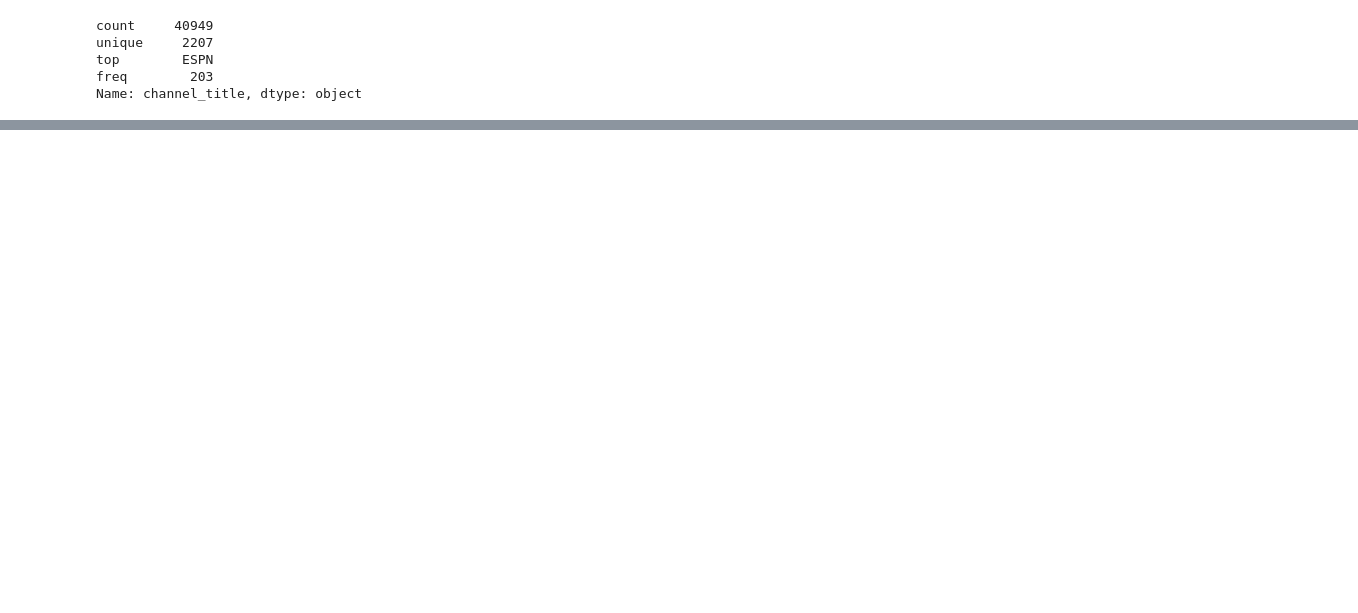
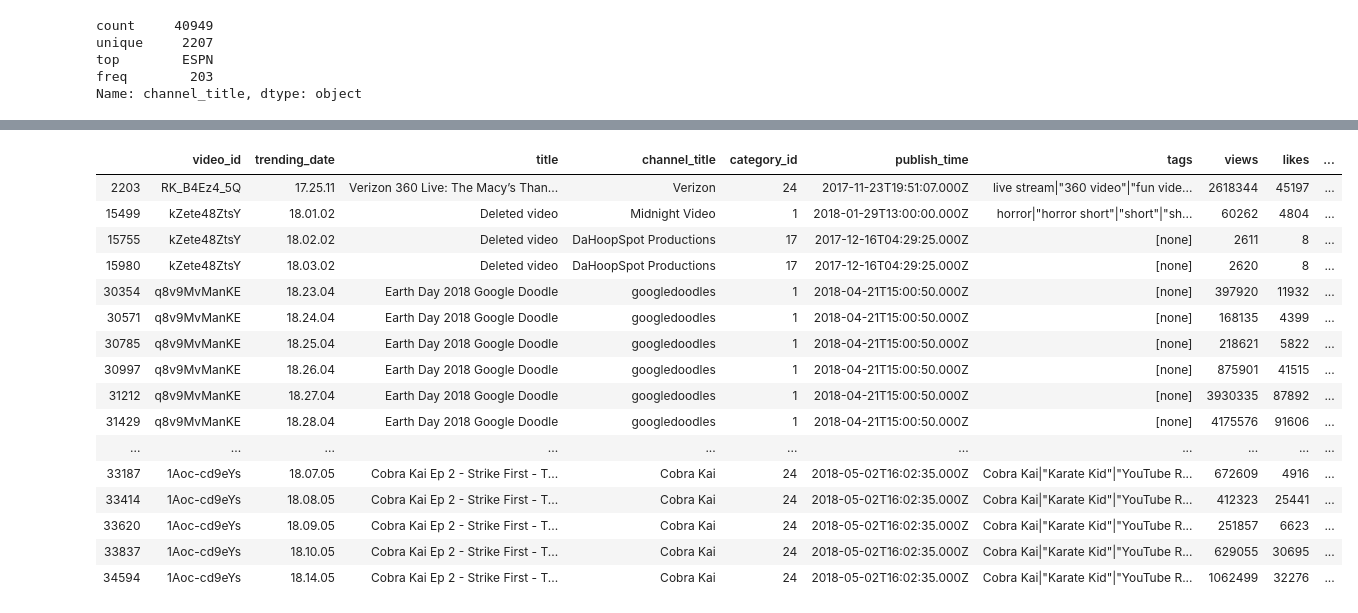
Before and after one commit to laloolea/pruebas-pandas, a Jupyter notebook: pruebas-youtube.ipynb, the cells around one changed output, grey strips where cells are left out. Cells and saved outputs as stored; diff of their text form; code cells hidden in the pictures; blank space fills up the shorter version.

```diff
--- a/pruebas-youtube.ipynb
+++ b/pruebas-youtube.ipynb
@@ -42,0 +116,23 @@ array(['CaseyNeistat', 'LastWeekTonight', 'Rudy Mancuso', ...,
+# %%
+dislikesycomentario = reviews[(reviews.comments_disabled == 0)&(reviews.video_error_or_removed == 1)]
+
+
+dislikesycomentario
+# %% [output]
+|  | video_id | trending_date | title | channel_title | category_id | publish_time | tags | views | likes | ... |
+| 2203 | RK_B4Ez4_5Q | 17.25.11 | Verizon 360 Live: The Macy’s Than... | Verizon | 24 | 2017-11-23T19:51:07.000Z | live stream|"360 video"|"fun vide... | 2618344 | 45197 | ... |
+| 15499 | kZete48ZtsY | 18.01.02 | Deleted video | Midnight Video | 1 | 2018-01-29T13:00:00.000Z | horror|"horror short"|"short"|"sh... | 60262 | 4804 | ... |
+| 15755 | kZete48ZtsY | 18.02.02 | Deleted video | DaHoopSpot Productions | 17 | 2017-12-16T04:29:25.000Z | [none] | 2611 | 8 | ... |
+| 15980 | kZete48ZtsY | 18.03.02 | Deleted video | DaHoopSpot Productions | 17 | 2017-12-16T04:29:25.000Z | [none] | 2620 | 8 | ... |
+| 30354 | q8v9MvManKE | 18.23.04 | Earth Day 2018 Google Doodle | googledoodles | 1 | 2018-04-21T15:00:50.000Z | [none] | 397920 | 11932 | ... |
+| 30571 | q8v9MvManKE | 18.24.04 | Earth Day 2018 Google Doodle | googledoodles | 1 | 2018-04-21T15:00:50.000Z | [none] | 168135 | 4399 | ... |
+| 30785 | q8v9MvManKE | 18.25.04 | Earth Day 2018 Google Doodle | googledoodles | 1 | 2018-04-21T15:00:50.000Z | [none] | 218621 | 5822 | ... |
+| 30997 | q8v9MvManKE | 18.26.04 | Earth Day 2018 Google Doodle | googledoodles | 1 | 2018-04-21T15:00:50.000Z | [none] | 875901 | 41515 | ... |
+| 31212 | q8v9MvManKE | 18.27.04 | Earth Day 2018 Google Doodle | googledoodles | 1 | 2018-04-21T15:00:50.000Z | [none] | 3930335 | 87892 | ... |
+| 31429 | q8v9MvManKE | 18.28.04 | Earth Day 2018 Google Doodle | googledoodles | 1 | 2018-04-21T15:00:50.000Z | [none] | 4175576 | 91606 | ... |
+| ... | ... | ... | ... | ... | ... | ... | ... | ... | ... | ... |
+| 33187 | 1Aoc-cd9eYs | 18.07.05 | Cobra Kai Ep 2 - Strike First - T... | Cobra Kai | 24 | 2018-05-02T16:02:35.000Z | Cobra Kai|"Karate Kid"|"YouTube R... | 672609 | 4916 | ... |
+| 33414 | 1Aoc-cd9eYs | 18.08.05 | Cobra Kai Ep 2 - Strike First - T... | Cobra Kai | 24 | 2018-05-02T16:02:35.000Z | Cobra Kai|"Karate Kid"|"YouTube R... | 412323 | 25441 | ... |
+| 33620 | 1Aoc-cd9eYs | 18.09.05 | Cobra Kai Ep 2 - Strike First - T... | Cobra Kai | 24 | 2018-05-02T16:02:35.000Z | Cobra Kai|"Karate Kid"|"YouTube R... | 251857 | 6623 | ... |
+| 33837 | 1Aoc-cd9eYs | 18.10.05 | Cobra Kai Ep 2 - Strike First - T... | Cobra Kai | 24 | 2018-05-02T16:02:35.000Z | Cobra Kai|"Karate Kid"|"YouTube R... | 629055 | 30695 | ... |
+| 34594 | 1Aoc-cd9eYs | 18.14.05 | Cobra Kai Ep 2 - Strike First - T... | Cobra Kai | 24 | 2018-05-02T16:02:35.000Z | Cobra Kai|"Karate Kid"|"YouTube R... | 1062499 | 32276 | ... |
```
Also changed, not shown: parts of 16 cells of this notebook, 2 other files.
